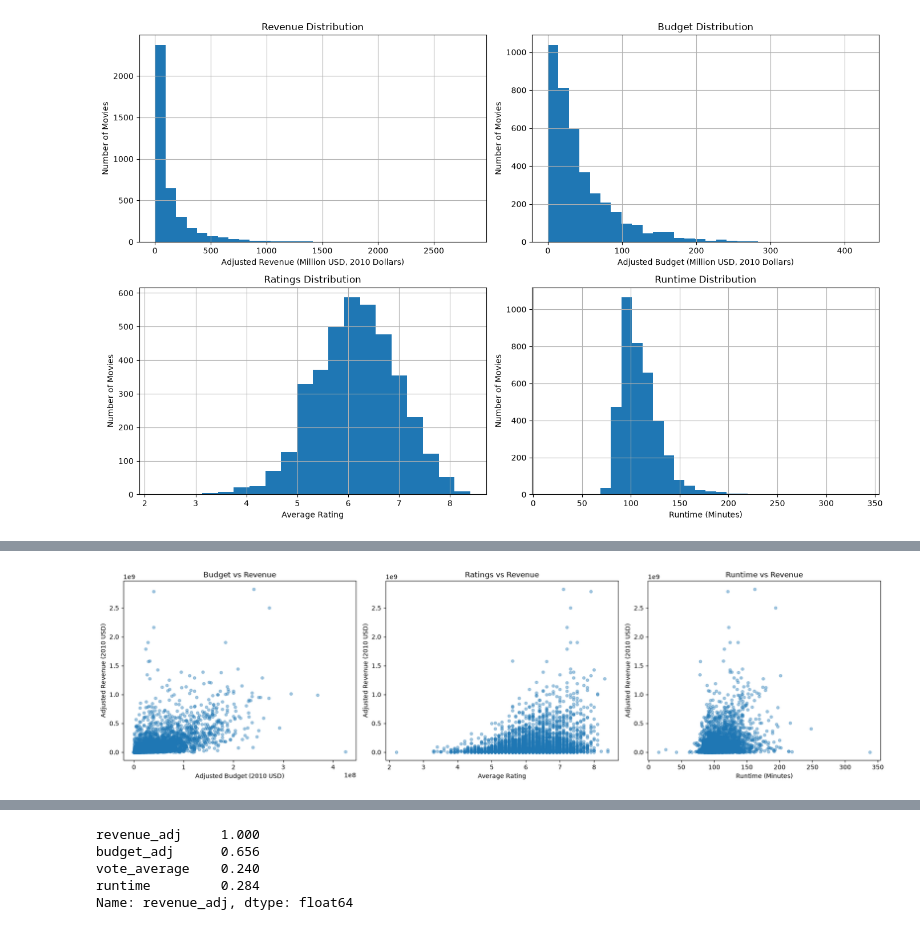
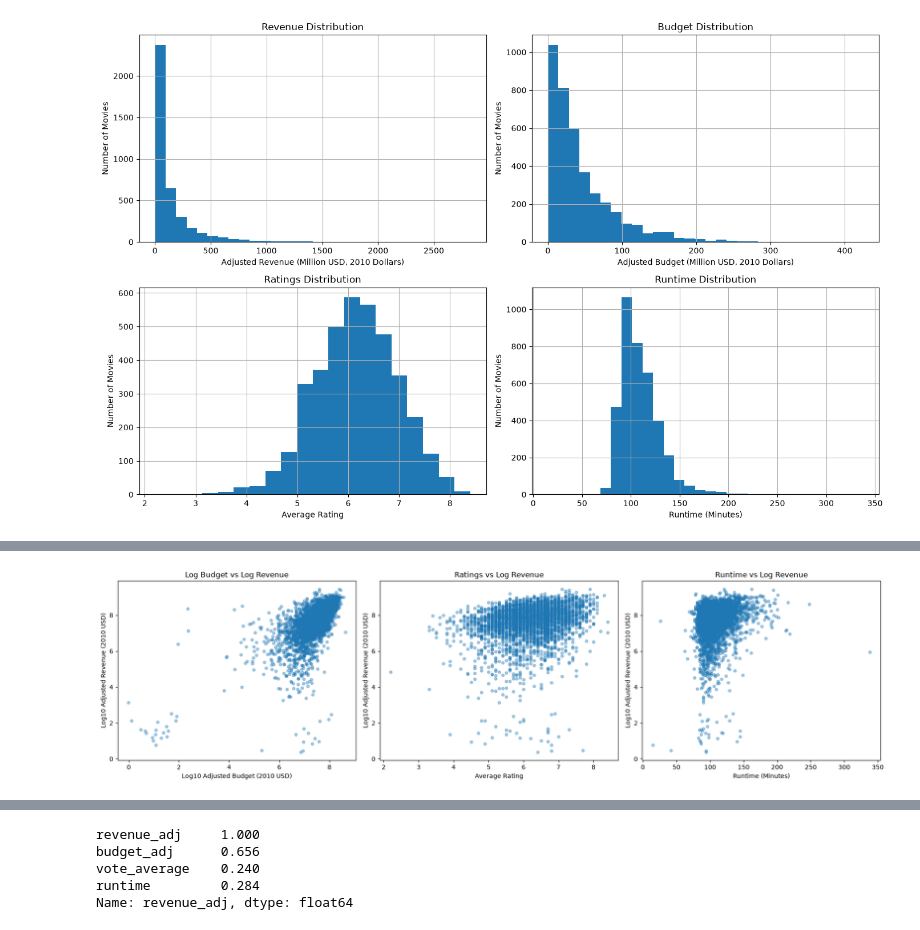
Before and after one commit to mishari-almutairi/tmdb-movie-analysis, a Jupyter notebook: Investigate_a_Dataset.ipynb, the cells around one changed output, grey strips where cells are left out. Saved outputs shown, nothing was run; the diff lists cells and outputs as text; code cells hidden in the pictures.

Commit message:
Use NumPy log transforms in financial scatter plots

```diff
--- a/Investigate_a_Dataset.ipynb
+++ b/Investigate_a_Dataset.ipynb
@@ -383,46 +385,50 @@ Revenue and budget show more pronounced right-skewed distributions than ratings
 # %%
+# Apply NumPy to arrays of positive financial values
+df_financial['log_budget'] = np.log10(df_financial['budget_adj'].to_numpy())
+df_financial['log_revenue'] = np.log10(df_financial['revenue_adj'].to_numpy())
+
 # Reusable function for scatter plots
 def plot_relationship(x_column, title, xlabel, ax):
     df_financial.plot(
         kind='scatter',
         x=x_column,
-        y='revenue_adj',
+        y='log_revenue',
         ax=ax,
         alpha=0.4
     )
 
     ax.set_title(title)
     ax.set_xlabel(xlabel)
-    ax.set_ylabel('Adjusted Revenue (2010 USD)')
+    ax.set_ylabel('Log10 Adjusted Revenue (2010 USD)')
 
 
 # Create three scatter plots
 fig, axes = plt.subplots(1, 3, figsize=(18, 5))
 
 plot_relationship(
-    'budget_adj',
-    'Budget vs Revenue',
-    'Adjusted Budget (2010 USD)',
+    'log_budget',
+    'Log Budget vs Log Revenue',
+    'Log10 Adjusted Budget (2010 USD)',
     axes[0]
 )
 
 plot_relationship(
     'vote_average',
-    'Ratings vs Revenue',
+    'Ratings vs Log Revenue',
     'Average Rating',
     axes[1]
 )
 
 plot_relationship(
     'runtime',
-    'Runtime vs Revenue',
+    'Runtime vs Log Revenue',
     'Runtime (Minutes)',
     axes[2]
 )
 
 plt.tight_layout();
 # %% [output]
-[figure, old version]
+[figure, new version]
 # %% [markdown]
 ### Bivariate Analysis (2D): Movie Revenue Relationships
 
```
Also changed, not shown: parts of 3 cells of this notebook, 1 other file.
